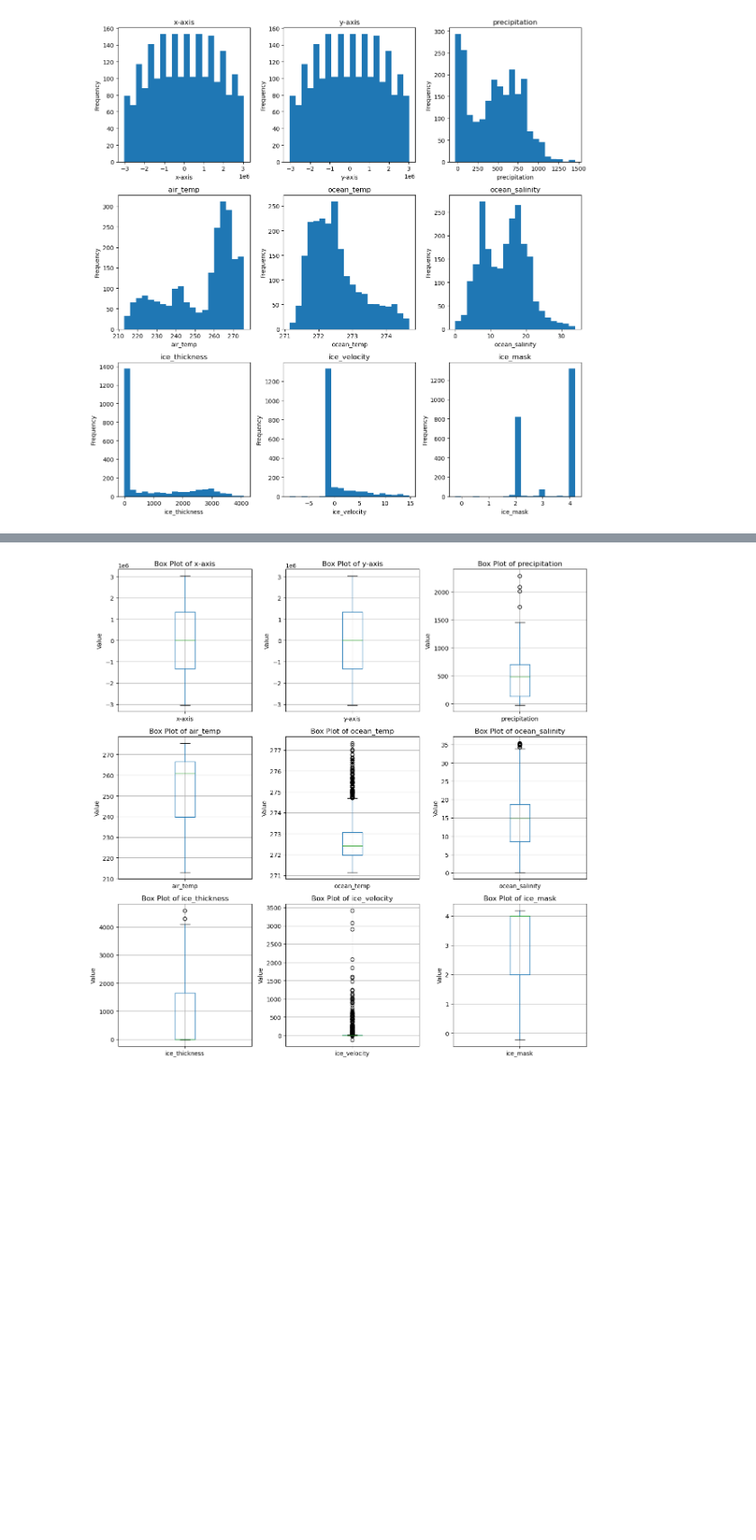
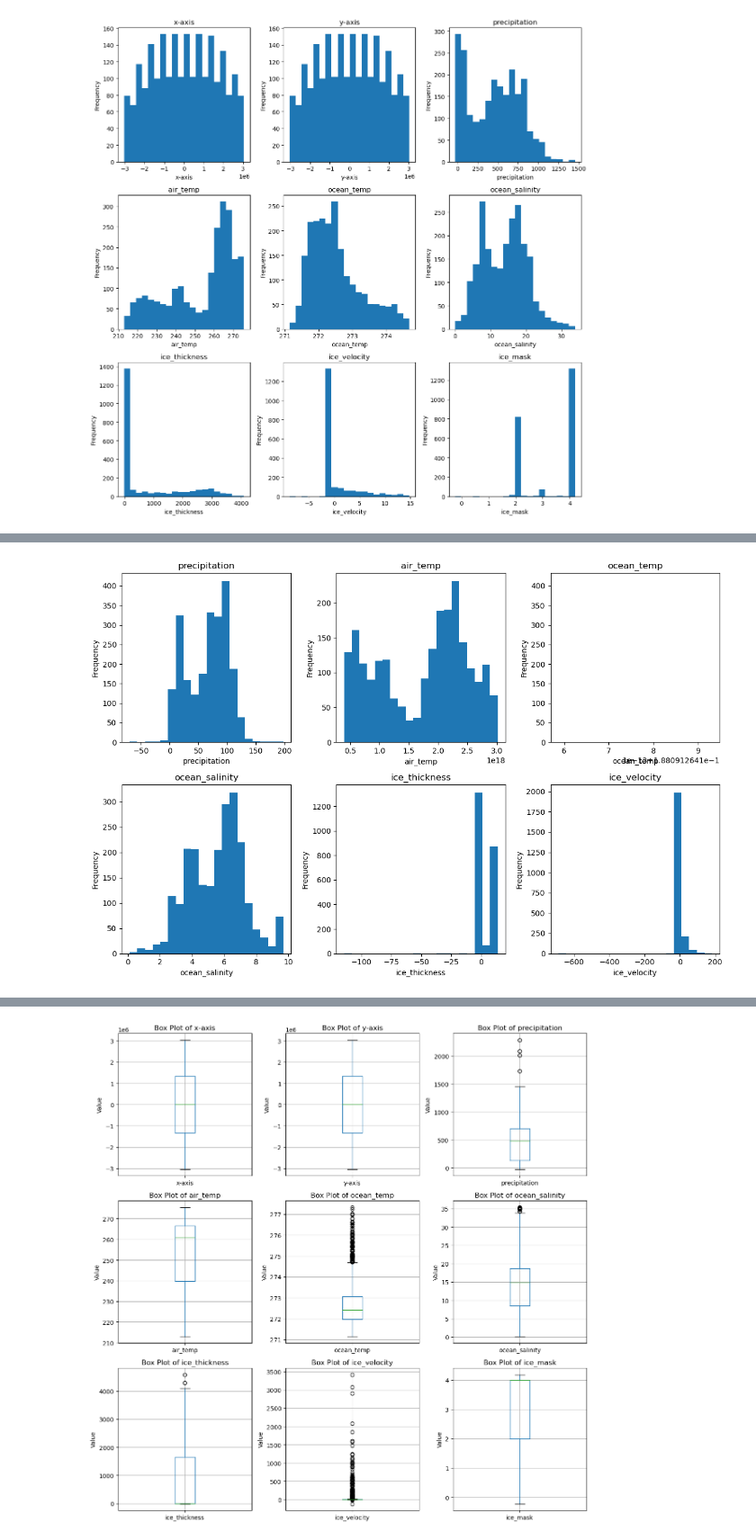
Before and after one commit to serafinaslevin/GP_Research, a Jupyter notebook: EDA.ipynb, the cells around one changed output, grey strips where cells are left out. Shown at 90% size. Drawn from its saved outputs; the diff is of its cells as text; code cells hidden in the pictures; blank space fills up the shorter version.

```diff
--- a/EDA.ipynb
+++ b/EDA.ipynb
@@ -91,3 +95,40 @@ full_df.describe()
 | 50% | 0.000000e+00 | 0.000000e+00 | 477.346161 | 260.951752 | 272.414734 | 14.867147 | 0.000000 | -1.000000 | ... |
 | 75% | 1.337600e+06 | 1.337600e+06 | 704.524414 | 266.593628 | 273.058380 | 18.721558 | 1657.558350 | 5.325965 | ... |
 | max | 3.040000e+06 | 3.040000e+06 | 2290.933838 | 275.501678 | 277.330841 | 35.370872 | 4588.459961 | 3421.989746 | ... |
+# %%
+# #transform the attributes to help with skewness
+
+# #I will drop the attributes of ice_mask and x, y coords since they are not appropriate to include here
+
+# temp_df = pd.read_csv('data/full_df-0.csv')
+# temp_df = temp_df.drop(columns=['x-axis', 'y-axis', 'ice_mask'])
+
+# temp_df.head()
+# temp_df.fillna(df.mean(), inplace=True)
+# transformed_df, transformation_lambdas = stats.yeojohnson(temp_df)
+
+# #plot_attribute_distributions(transforemd_df)
+
+
+# Assuming df is your DataFrame
+# Convert all columns to numeric, coercing errors to NaN
+
+temp = pd.read_csv('data/full_df-0.csv')
+temp = temp.drop(columns=['x-axis', 'y-axis', 'ice_mask'])
+
+def apply_yeojohnson_transformation(df):
+    transformed_df = pd.DataFrame()
+    lambdas = []
+
+    for column in df.columns:
+        transformed_col, lambda_val = stats.yeojohnson(df[column])
+        transformed_df[column] = transformed_col
+        lambdas.append(lambda_val)
+
+    return transformed_df, lambdas
+
+temp, lambdas = apply_yeojohnson_transformation(temp)
+
+plot_attribute_distributions(temp)
+# %% [output]
+[figure, added]
```
Also changed, not shown: parts of 14 cells of this notebook, 1 other file.
